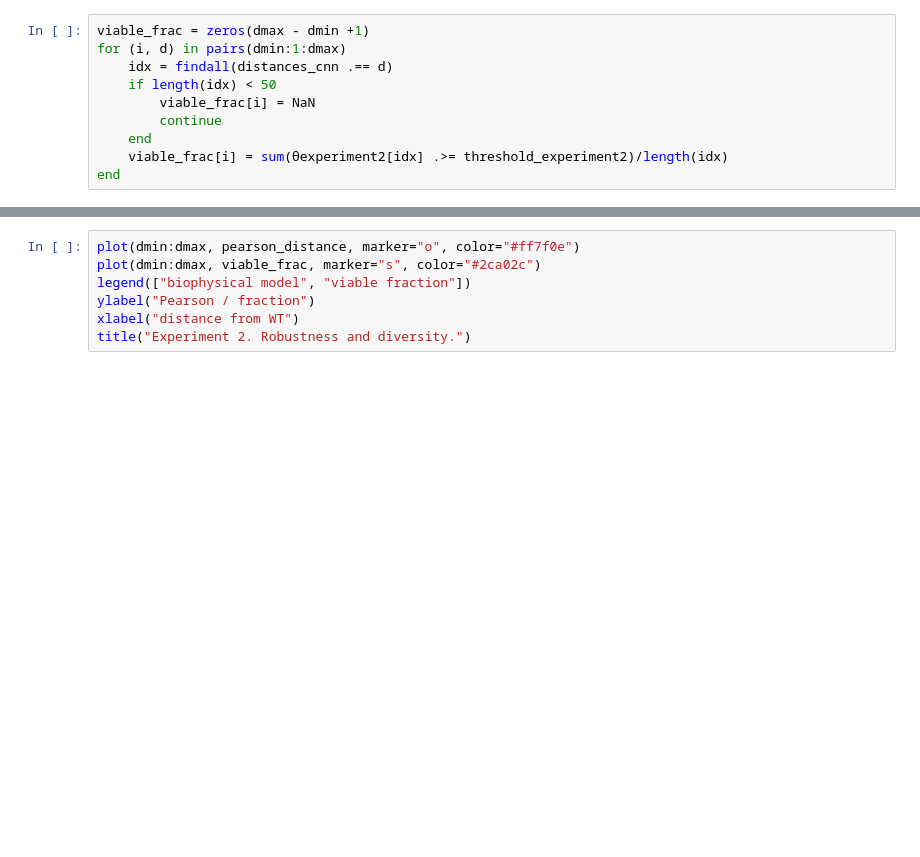
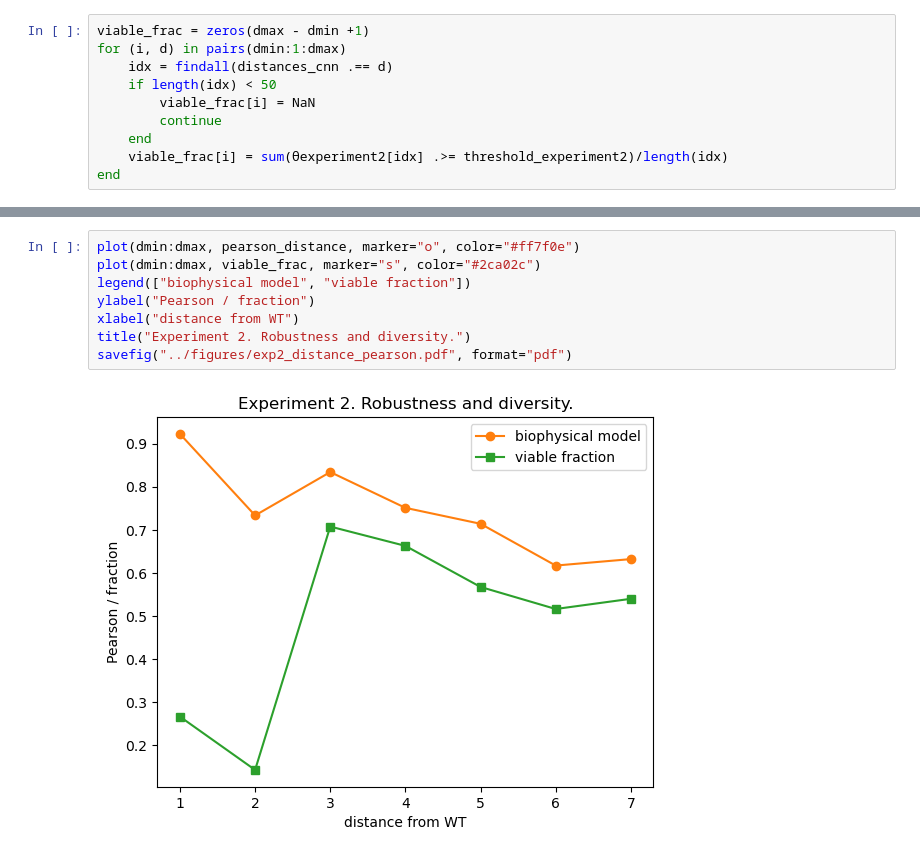
Before and after one commit to matteodeleonardis/unsupervised_aav2, a Jupyter notebook: analysis/experiment1.ipynb, the cells around one changed output, grey strips where cells are left out. Cells and saved outputs as stored; diff of their text form; blank space fills up the shorter version.

```diff
--- a/analysis/experiment1.ipynb
+++ b/analysis/experiment1.ipynb
@@ -386,7 +412,10 @@ title("Experiment 2. Robustness and diversity.")
 # %%
 plot(dmin:dmax, pearson_distance, marker="o", color="#ff7f0e")
 plot(dmin:dmax, viable_frac, marker="s", color="#2ca02c")
 legend(["biophysical model", "viable fraction"])
 ylabel("Pearson / fraction")
 xlabel("distance from WT")
 title("Experiment 2. Robustness and diversity.")
+savefig("../figures/exp2_distance_pearson.pdf", format="pdf")
+# %% [output]
+[figure, added]
```
Also changed, not shown: parts of 12 cells of this notebook, 4 other files.
